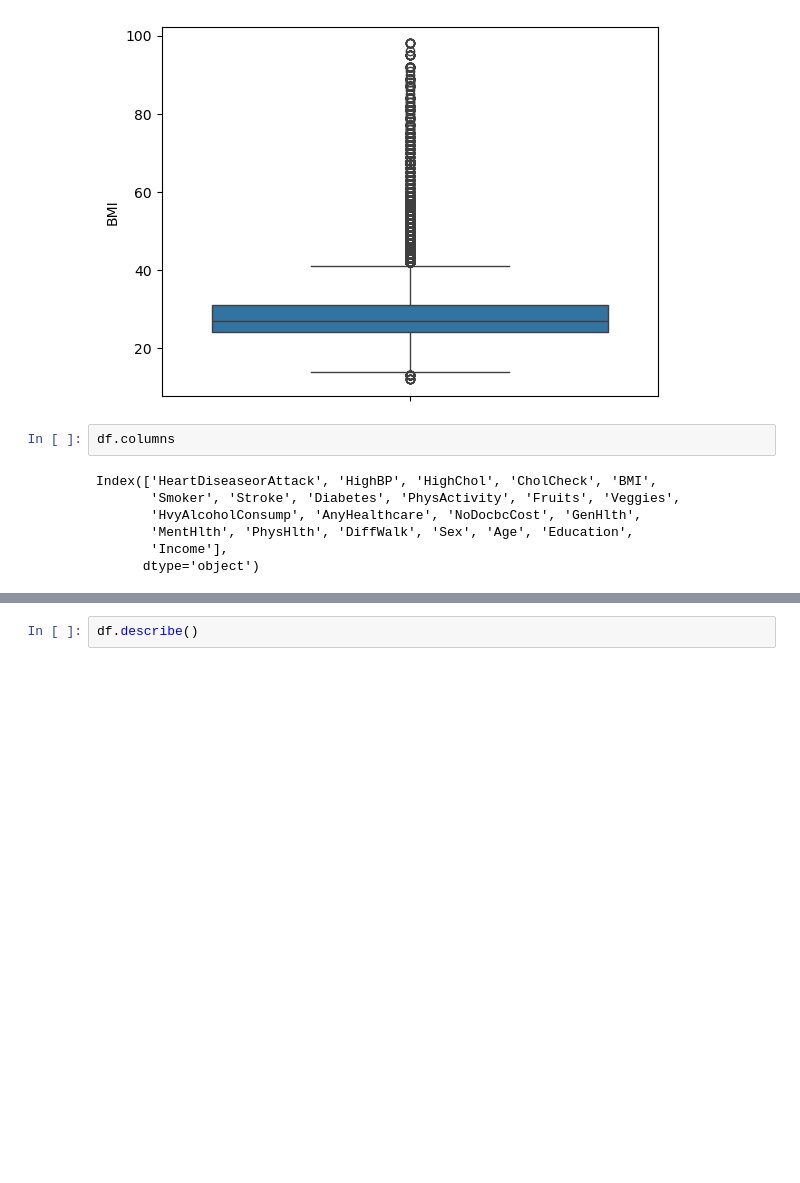
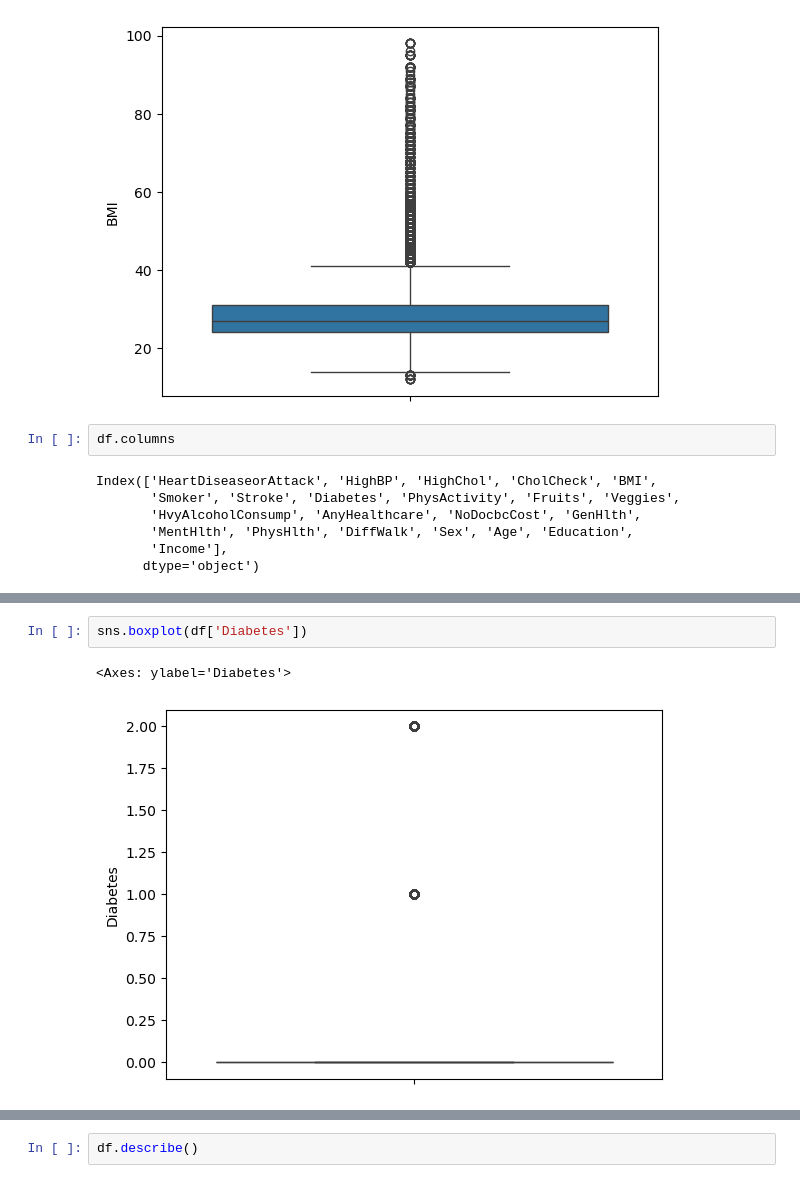
Before and after one commit to palayushi293/major_project, a Jupyter notebook: ml/heart/disease_h.ipynb, the cells around one changed output, grey strips where cells are left out. Saved outputs shown, nothing was run; the diff lists cells and outputs as text; blank space fills up the shorter version.

```diff
--- a/ml/heart/disease_h.ipynb
+++ b/ml/heart/disease_h.ipynb
@@ -76,0 +87,5 @@ Index(['HeartDiseaseorAttack', 'HighBP', 'HighChol', 'CholCheck', 'BMI',
+# %%
+sns.boxplot(df['Diabetes'])
+# %% [output]
+<Axes: ylabel='Diabetes'>
+[figure, added]
```
Also changed, not shown: parts of 40 cells of this notebook.
